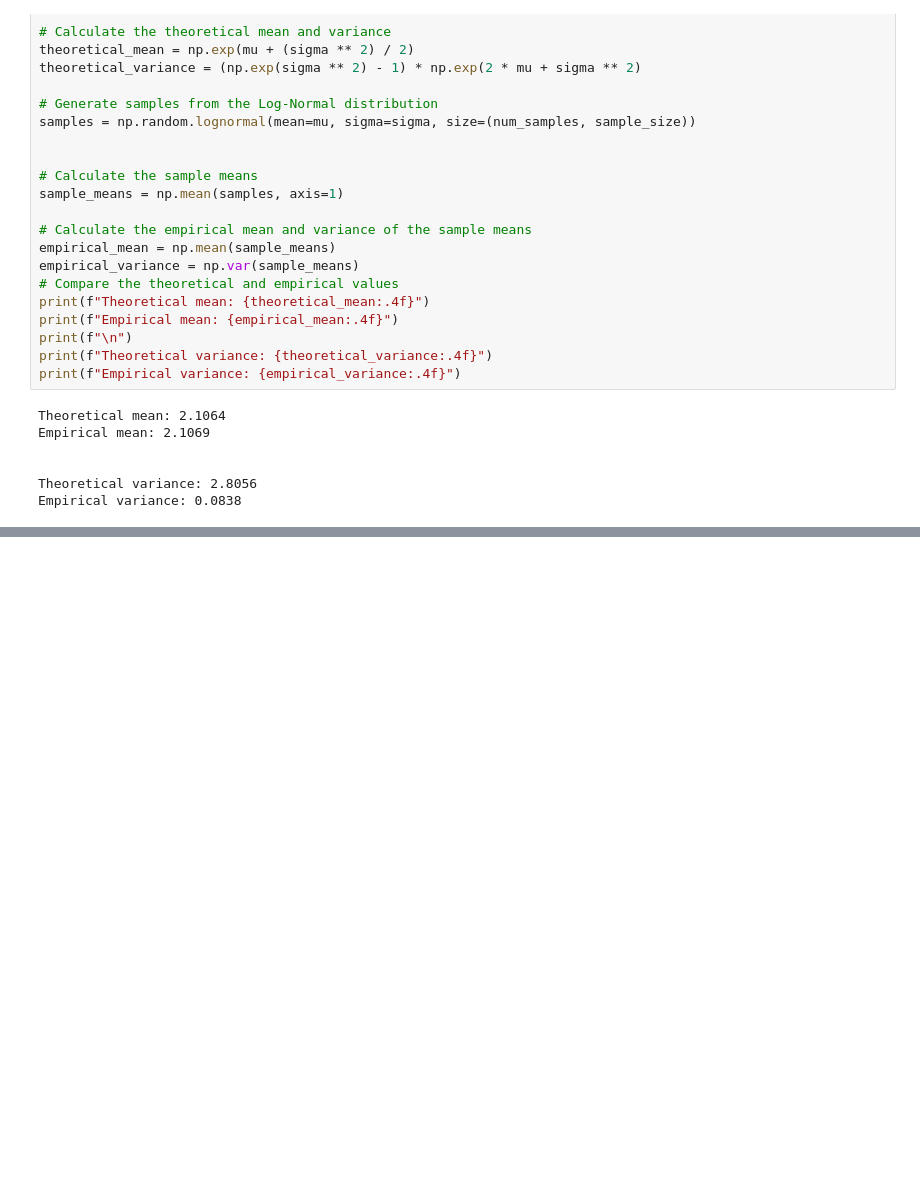
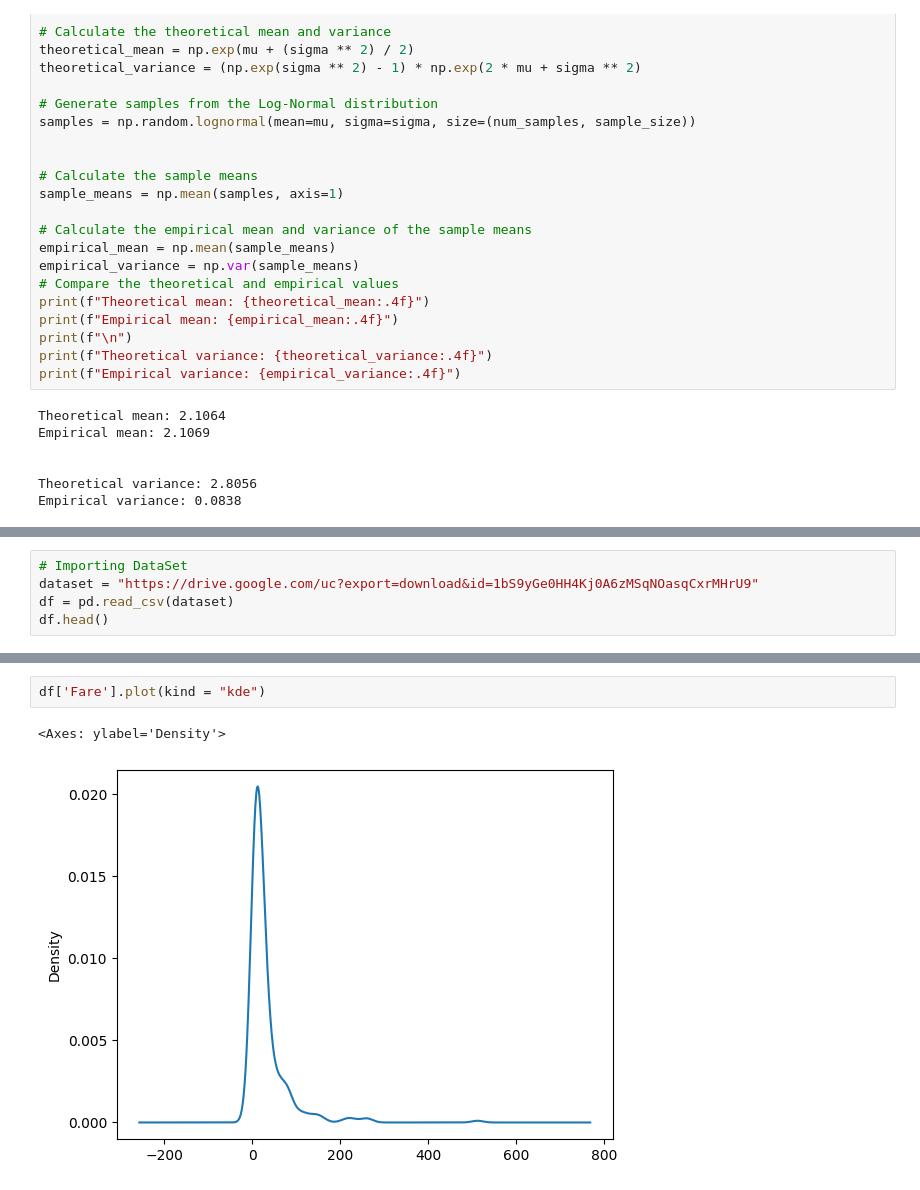
Before and after one commit to anshulkansal121/Python-Programming, a Jupyter notebook: Statistics/Descriptive Statistics/Central Limit Theorem.ipynb, the cells around one changed output, grey strips where cells are left out. Drawn from its saved outputs; the diff is of its cells as text; blank space fills up the shorter version.

```diff
--- a/Statistics/Descriptive Statistics/Central Limit Theorem.ipynb
+++ b/Statistics/Descriptive Statistics/Central Limit Theorem.ipynb
@@ -61,0 +104,5 @@ Empirical variance: 0.0838
+# %%
+# Importing DataSet
+dataset = "https://drive.google.com/uc?export=download&id=1bS9yGe0HH4Kj0A6zMSqNOasqCxrMHrU9"
+df = pd.read_csv(dataset)
+df.head()
@@ -61,0 +116,5 @@ Empirical variance: 0.0838
+# %%
+df['Fare'].plot(kind = "kde")
+# %% [output]
+<Axes: ylabel='Density'>
+[figure, added]
```
Also changed, not shown: parts of 13 cells of this notebook.
